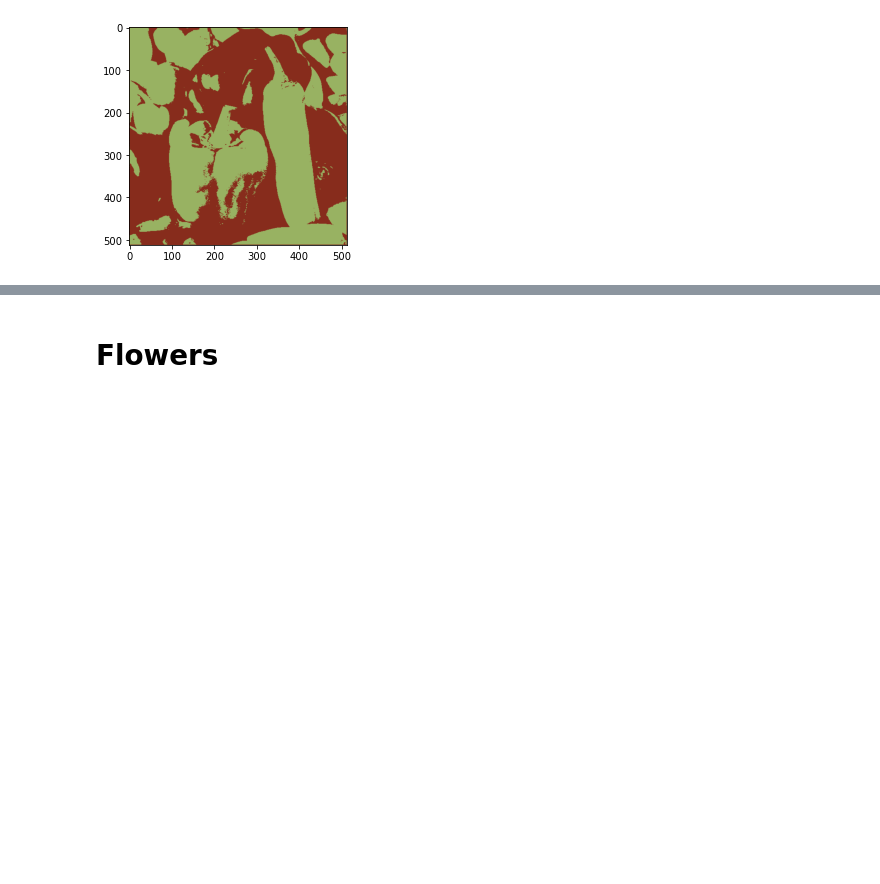
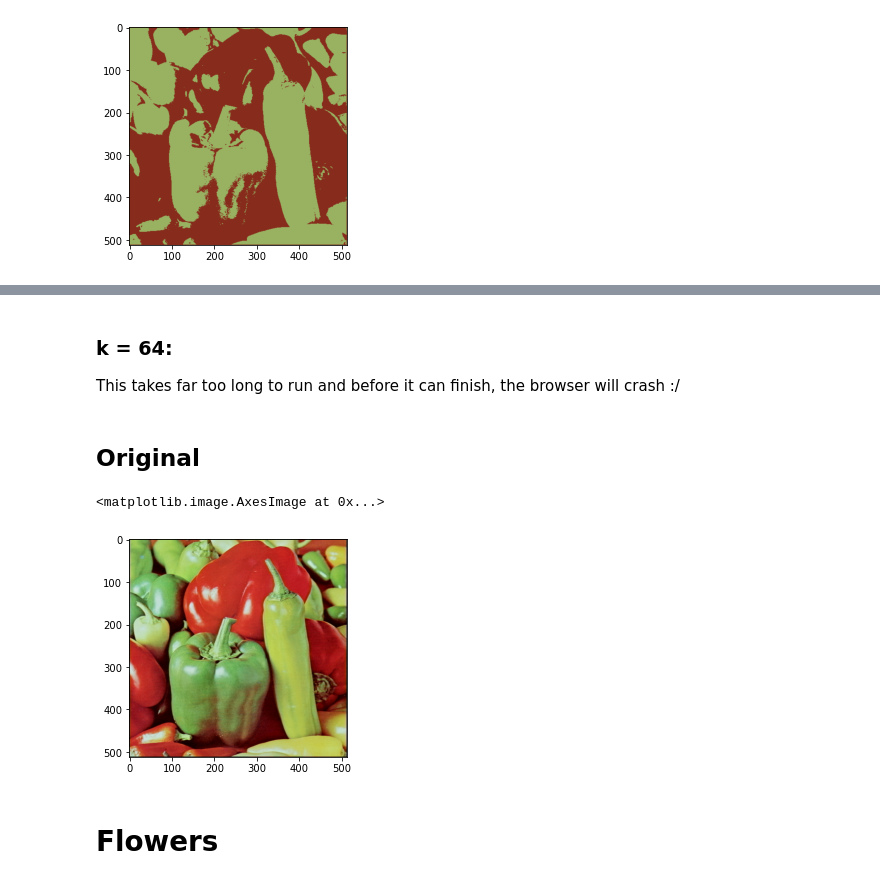
Before and after one commit to WITS-ML-Tut-Group/ML-Notebooks, a Jupyter notebook: Clustering/Clustering.ipynb, the cells around one changed output, grey strips where cells are left out. Cells and saved outputs as stored; diff of their text form; code cells hidden in the pictures; blank space fills up the shorter version.

```diff
--- a/Clustering/Clustering.ipynb
+++ b/Clustering/Clustering.ipynb
@@ -266,3 +296,14 @@ ques3d(64, imageMat)
+# %% [markdown]
+### k = 64:
+
+This takes far too long to run and before it can finish, the browser will crash :/
+# %% [markdown]
+## Original
+# %%
+plt.imshow(imageIn)
+# %% [output]
+<matplotlib.image.AxesImage at 0x...>
+[figure, added]
 # %% [markdown]
 # Flowers
 # %%
```
Also changed, not shown: parts of 22 cells of this notebook.
